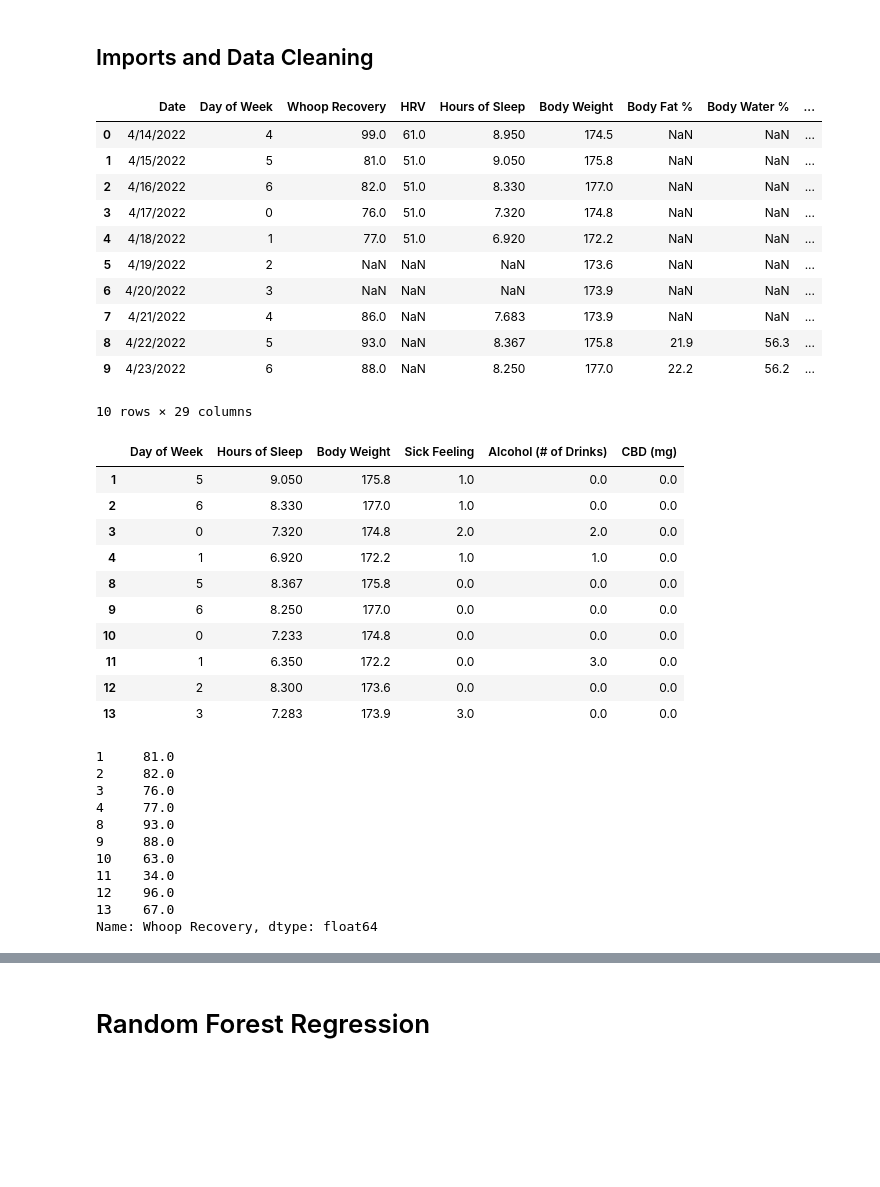
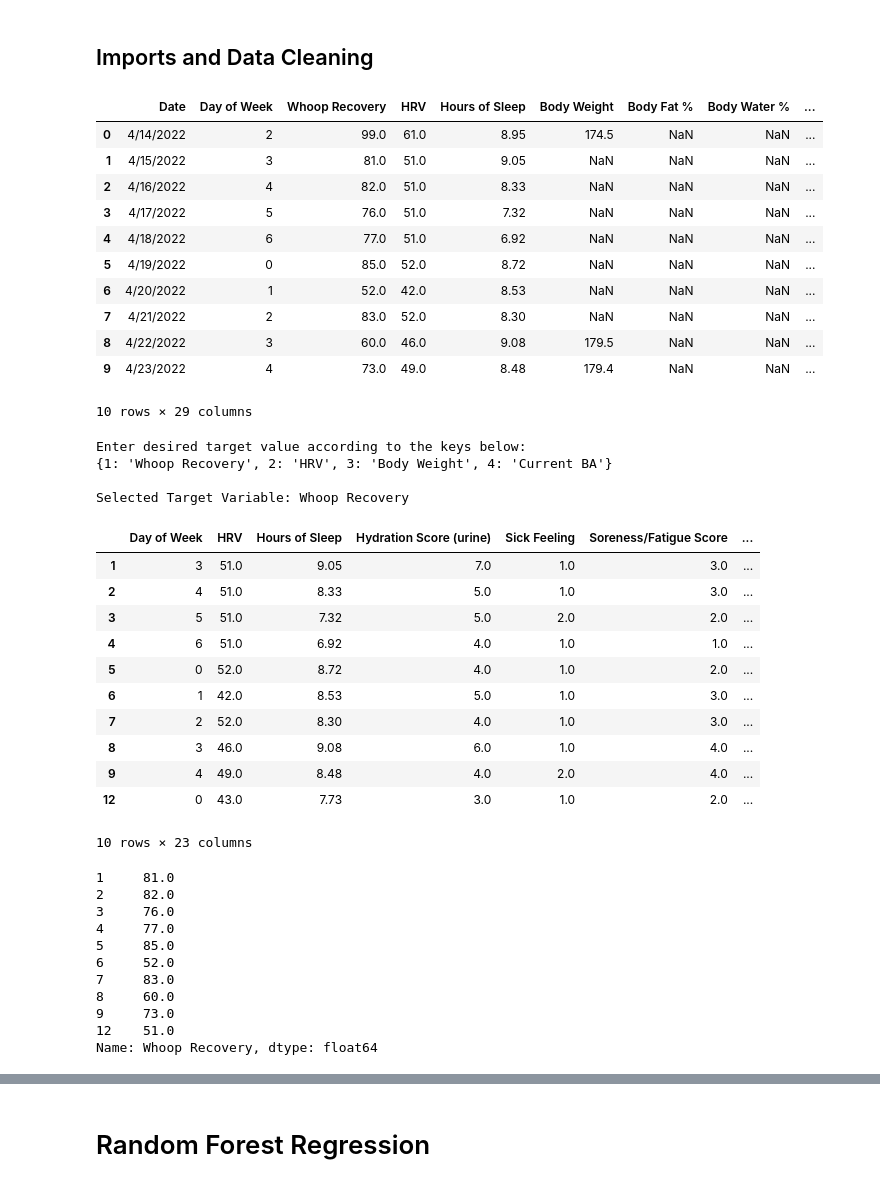
Before and after one commit to guldberg8/2022-Wellness, a Jupyter notebook: 2022 Wellness Tracking.ipynb, the cells around one changed output, grey strips where cells are left out. Drawn from its saved outputs; the diff is of its cells as text; code cells hidden in the pictures; blank space fills up the shorter version.

```diff
--- a/2022 Wellness Tracking.ipynb
+++ b/2022 Wellness Tracking.ipynb
@@ -18,8 +18,7 @@ from sklearn.model_selection import train_test_split
 # %%
 # Importing CSV data
 
-# filename = 'Data/michael_wellness_data.csv'
-filename = 'Data/test.csv'
+filename = 'Data/michael_wellness_data.csv'
 def read_csv(filename):
     df = pd.read_csv(filename)
     return df
@@ -36,16 +35,16 @@ num_entries = data.shape[0]
 data.iloc[0:10,:]
 # %% [output]
 |  | Date | Day of Week | Whoop Recovery | HRV | Hours of Sleep | Body Weight | Body Fat % | Body Water % | ... |
-| 0 | 4/14/2022 | 4 | 99.0 | 61.0 | 8.950 | 174.5 | NaN | NaN | ... |
-| 1 | 4/15/2022 | 5 | 81.0 | 51.0 | 9.050 | 175.8 | NaN | NaN | ... |
-| 2 | 4/16/2022 | 6 | 82.0 | 51.0 | 8.330 | 177.0 | NaN | NaN | ... |
-| 3 | 4/17/2022 | 0 | 76.0 | 51.0 | 7.320 | 174.8 | NaN | NaN | ... |
-| 4 | 4/18/2022 | 1 | 77.0 | 51.0 | 6.920 | 172.2 | NaN | NaN | ... |
-| 5 | 4/19/2022 | 2 | NaN | NaN | NaN | 173.6 | NaN | NaN | ... |
-| 6 | 4/20/2022 | 3 | NaN | NaN | NaN | 173.9 | NaN | NaN | ... |
-| 7 | 4/21/2022 | 4 | 86.0 | NaN | 7.683 | 173.9 | NaN | NaN | ... |
-| 8 | 4/22/2022 | 5 | 93.0 | NaN | 8.367 | 175.8 | 21.9 | 56.3 | ... |
-| 9 | 4/23/2022 | 6 | 88.0 | NaN | 8.250 | 177.0 | 22.2 | 56.2 | ... |
+| 0 | 4/14/2022 | 2 | 99.0 | 61.0 | 8.95 | 174.5 | NaN | NaN | ... |
+| 1 | 4/15/2022 | 3 | 81.0 | 51.0 | 9.05 | NaN | NaN | NaN | ... |
+| 2 | 4/16/2022 | 4 | 82.0 | 51.0 | 8.33 | NaN | NaN | NaN | ... |
+| 3 | 4/17/2022 | 5 | 76.0 | 51.0 | 7.32 | NaN | NaN | NaN | ... |
+| 4 | 4/18/2022 | 6 | 77.0 | 51.0 | 6.92 | NaN | NaN | NaN | ... |
+| 5 | 4/19/2022 | 0 | 85.0 | 52.0 | 8.72 | NaN | NaN | NaN | ... |
+| 6 | 4/20/2022 | 1 | 52.0 | 42.0 | 8.53 | NaN | NaN | NaN | ... |
+| 7 | 4/21/2022 | 2 | 83.0 | 52.0 | 8.30 | NaN | NaN | NaN | ... |
+| 8 | 4/22/2022 | 3 | 60.0 | 46.0 | 9.08 | 179.5 | NaN | NaN | ... |
+| 9 | 4/23/2022 | 4 | 73.0 | 49.0 | 8.48 | 179.4 | NaN | NaN | ... |
 10 rows × 29 columns
 # %%
 target_variables = ['Whoop Recovery', 'HRV', 'Body Weight', 'Current BA']
@@ -59,6 +58,20 @@ night_variables = ['Caffeine in mg',
                    'Devo Quality (1-10)', 'Game?', 'Lift?', 'Protein Shake?', 'Fun Rating',
                    'Family Love Rating', 'Tired Rating', 'Strain', 'Alcohol (# of Drinks)',
                    'CBD (mg)', 'Melatonin', 'Current BA']
+# %%
+print('Enter desired target value according to the keys below:')
+dict_targets = { i : target_variables[i - 1] for i in range(1, len(target_variables) + 1) }
+print(dict_targets)
+desired_target = input()
+if desired_target == '':
+    desired_target = 1
+target = dict_targets[int(desired_target)]
+print(f'Selected Target Variable: {target}')
+# %% [output]
+Enter desired target value according to the keys below:
+{1: 'Whoop Recovery', 2: 'HRV', 3: 'Body Weight', 4: 'Current BA'}
+
+Selected Target Variable: Whoop Recovery
 # %%
 def update_df(df, morning, night, target):
     if target in night:
@@ -69,31 +82,32 @@ def update_df(df, morning, night, target):
     prev_day = prev_day.shift(periods=1)
     return pd.concat([curr_day, prev_day], axis=1, join='inner')
 
-adjusted_df = update_df(data, morning=morning_variables, night=night_variables, target=target_variables[0])
+adjusted_df = update_df(data, morning=morning_variables, night=night_variables, target=target)
 # %%
 def drop_nans(df, threshold=0.5):
     df_length = df.shape[0]
     df = df.dropna(thresh=threshold * df_length, axis=1).dropna(how='any', axis=0)
     return df
 
 adjusted_df = drop_nans(adjusted_df)
-X = adjusted_df.drop([target_variables[0], 'Date'], axis=1)
-y = adjusted_df[target_variables[0]]
+X = adjusted_df.drop([target, 'Date'], axis=1)
+y = adjusted_df[target]
 
 X_train, X_test, y_train, y_test = train_test_split(X, y, random_state=42)
 X.iloc[0:10,:]
 # %% [output]
-|  | Day of Week | Hours of Sleep | Body Weight | Sick Feeling | Alcohol (# of Drinks) | CBD (mg) |
-| 1 | 5 | 9.050 | 175.8 | 1.0 | 0.0 | 0.0 |
-| 2 | 6 | 8.330 | 177.0 | 1.0 | 0.0 | 0.0 |
-| 3 | 0 | 7.320 | 174.8 | 2.0 | 2.0 | 0.0 |
-| 4 | 1 | 6.920 | 172.2 | 1.0 | 1.0 | 0.0 |
-| 8 | 5 | 8.367 | 175.8 | 0.0 | 0.0 | 0.0 |
-| 9 | 6 | 8.250 | 177.0 | 0.0 | 0.0 | 0.0 |
-| 10 | 0 | 7.233 | 174.8 | 0.0 | 0.0 | 0.0 |
-| 11 | 1 | 6.350 | 172.2 | 0.0 | 3.0 | 0.0 |
-| 12 | 2 | 8.300 | 173.6 | 0.0 | 0.0 | 0.0 |
-| 13 | 3 | 7.283 | 173.9 | 3.0 | 0.0 | 0.0 |
+|  | Day of Week | HRV | Hours of Sleep | Hydration Score (urine) | Sick Feeling | Soreness/Fatigue Score | ... |
+| 1 | 3 | 51.0 | 9.05 | 7.0 | 1.0 | 3.0 | ... |
+| 2 | 4 | 51.0 | 8.33 | 5.0 | 1.0 | 3.0 | ... |
+| 3 | 5 | 51.0 | 7.32 | 5.0 | 2.0 | 2.0 | ... |
+| 4 | 6 | 51.0 | 6.92 | 4.0 | 1.0 | 1.0 | ... |
+| 5 | 0 | 52.0 | 8.72 | 4.0 | 1.0 | 2.0 | ... |
+| 6 | 1 | 42.0 | 8.53 | 5.0 | 1.0 | 3.0 | ... |
+| 7 | 2 | 52.0 | 8.30 | 4.0 | 1.0 | 3.0 | ... |
+| 8 | 3 | 46.0 | 9.08 | 6.0 | 1.0 | 4.0 | ... |
+| 9 | 4 | 49.0 | 8.48 | 4.0 | 2.0 | 4.0 | ... |
+| 12 | 0 | 43.0 | 7.73 | 3.0 | 1.0 | 2.0 | ... |
+10 rows × 23 columns
 # %%
 y[0:10]
 # %% [output]
@@ -101,12 +115,12 @@ y[0:10]
 2     82.0
 3     76.0
 4     77.0
-8     93.0
-9     88.0
-10    63.0
-11    34.0
-12    96.0
-13    67.0
+5     85.0
+6     52.0
+7     83.0
+8     60.0
+9     73.0
+12    51.0
 Name: Whoop Recovery, dtype: float64
 # %%
 print(f'Total Training Size: {X_train.shape[0]}')
```
Also changed, not shown: parts of 13 cells of this notebook, 10 other files.
